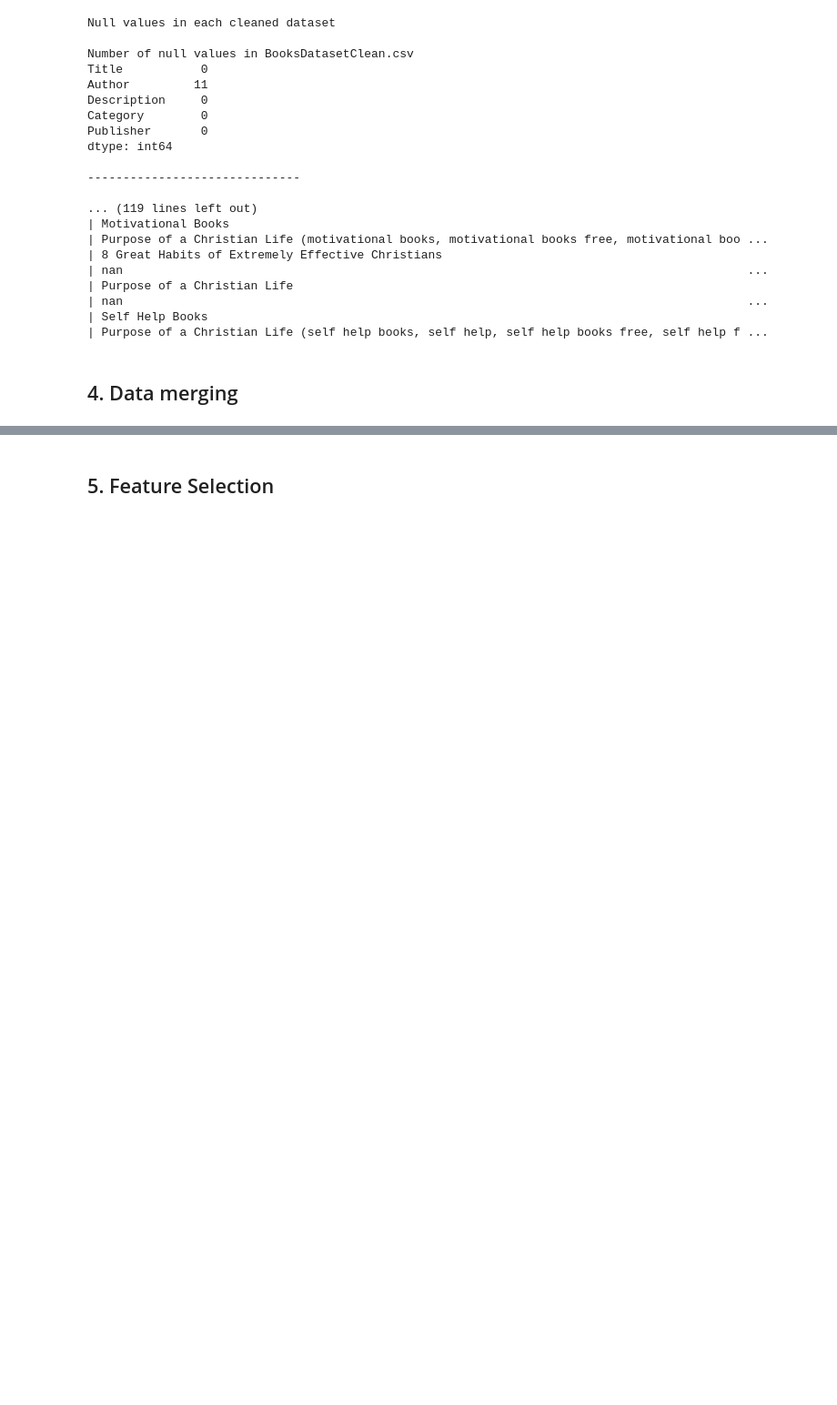
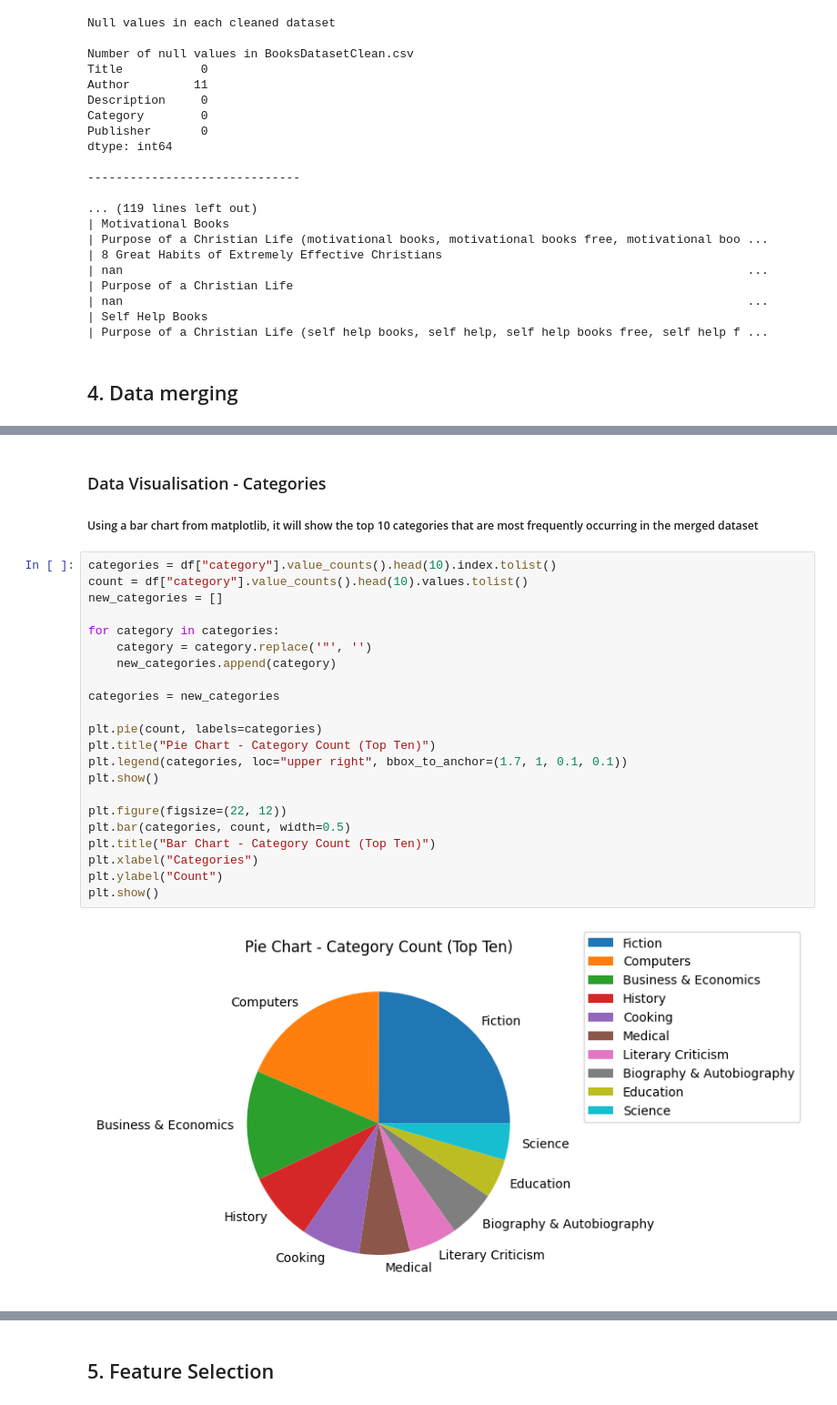
Before and after one commit to X00222004/Project_2026, a Jupyter notebook: project_book.ipynb, the cells around one changed output, grey strips where cells are left out. Shown at 91% size. Drawn from its saved outputs; the diff is of its cells as text; blank space fills up the shorter version.

Commit message:
Added data visualisation for categories, also removed hard coding of categories and counts

```diff
--- a/project_book.ipynb
+++ b/project_book.ipynb
@@ -299,3 +296,31 @@ First 15 rows
 dtypes: float64(1), str(10)
 memory usage: 6.9 MB
 None
+# %% [markdown]
+### Data Visualisation - Categories
+
+##### Using a bar chart from matplotlib, it will show the top 10 categories that are most frequently occurring in the merged dataset
+# %%
+categories = df["category"].value_counts().head(10).index.tolist()
+count = df["category"].value_counts().head(10).values.tolist()
+new_categories = []
+
+for category in categories:
+    category = category.replace('"', '')
+    new_categories.append(category)
+
+categories = new_categories
+
+plt.pie(count, labels=categories)
+plt.title("Pie Chart - Category Count (Top Ten)")
+plt.legend(categories, loc="upper right", bbox_to_anchor=(1.7, 1, 0.1, 0.1))
+plt.show()
+
+plt.figure(figsize=(22, 12))
+plt.bar(categories, count, width=0.5)
+plt.title("Bar Chart - Category Count (Top Ten)")
+plt.xlabel("Categories")
+plt.ylabel("Count")
+plt.show()
+# %% [output]
+[figure, added]
```
Also changed, not shown: parts of 4 cells of this notebook.
